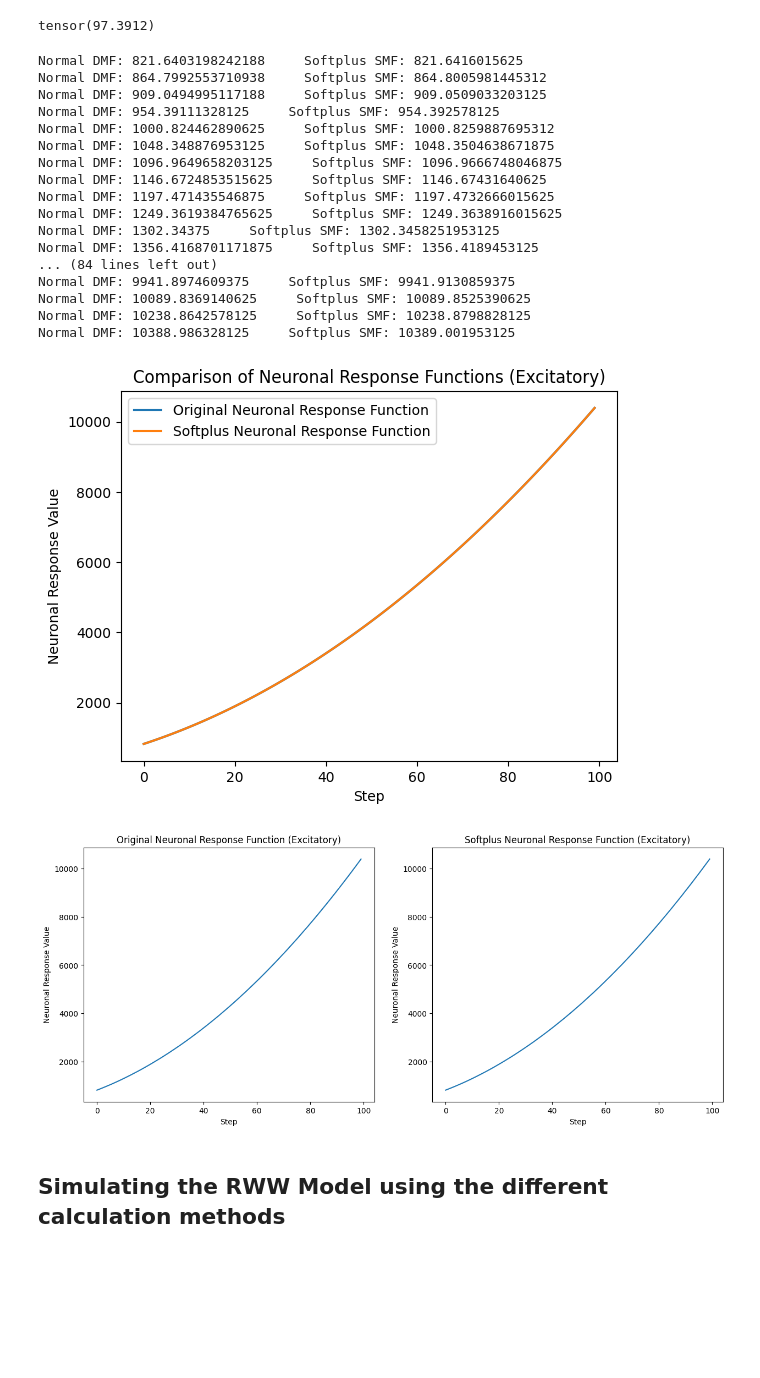
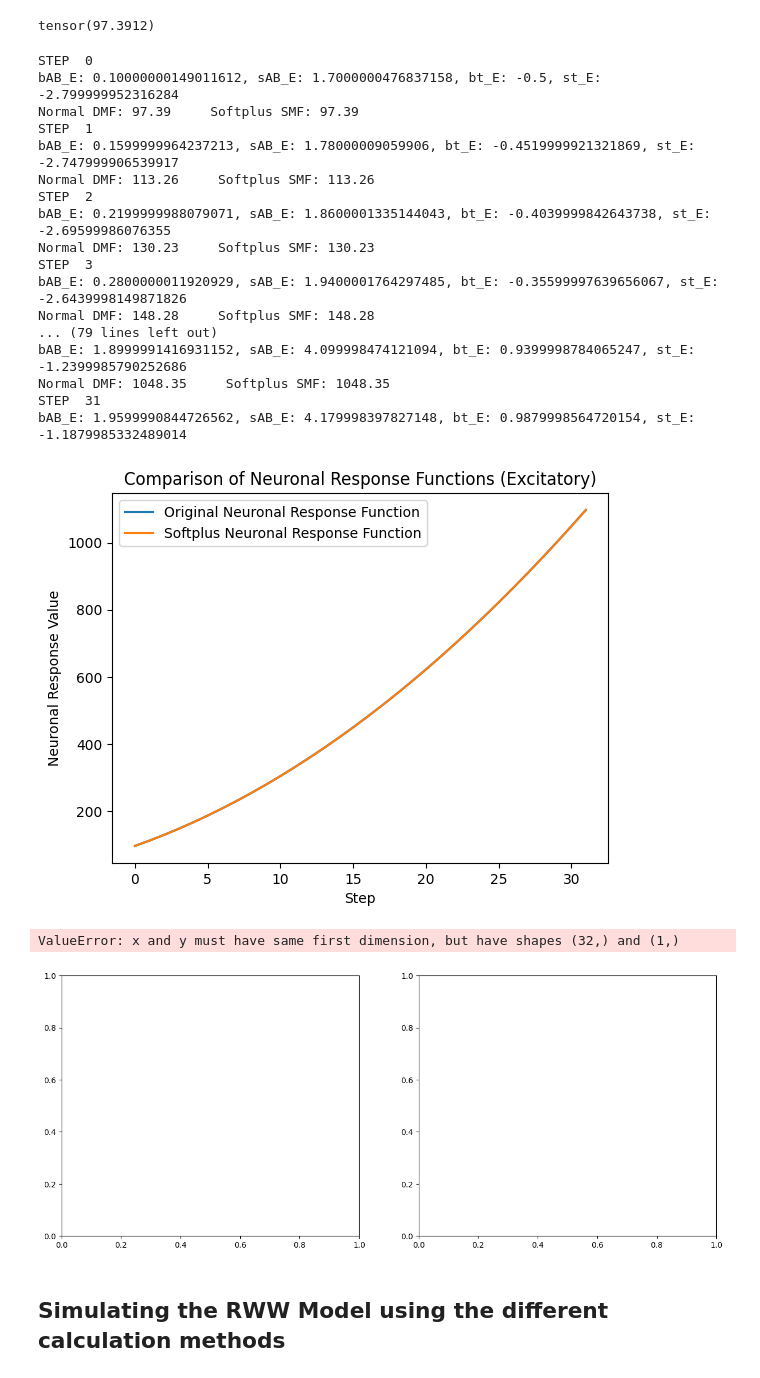
Before and after one commit to dChakr/ad_modelling_fyp, a Jupyter notebook: whole_brain_models/num_stability_test.ipynb, the cells around one changed output. Cells and saved outputs as stored; diff of their text form; code cells hidden in the pictures; blank space fills up the shorter version.

Commit message:
making plots

```diff
--- a/whole_brain_models/num_stability_test.ipynb
+++ b/whole_brain_models/num_stability_test.ipynb
@@ -103,7 +103,10 @@ softplus_calcs = []
 
 
 for i in range(steps):
+    print ('STEP ', i)
     M = calc_gain_factor(b_AB=bAB, s_AB=sAB, b_t=bt, s_t=st, AB=ab, tau=tau)
+
+    print(f'bAB_E: {bAB}, sAB_E: {sAB}, bt_E: {bt}, st_E: {st}')
 
     n = h_tf(aE, bE, dE, iE, M)
     normal_calcs.append(n)
@@ -117,25 +120,28 @@ for i in range(steps):
     bt += bt_delta
     st += st_delta
 
-    print(f"Normal DMF: {n}     Softplus SMF: {s}")
+    if bAB > 2.0:
+        break
+
+    print(f"Normal DMF: {n:.2f}     Softplus SMF: {s:.2f}")
 # %% [output]
-Normal DMF: 821.6403198242188     Softplus SMF: 821.6416015625
-Normal DMF: 864.7992553710938     Softplus SMF: 864.8005981445312
-Normal DMF: 909.0494995117188     Softplus SMF: 909.0509033203125
-Normal DMF: 954.39111328125     Softplus SMF: 954.392578125
-Normal DMF: 1000.824462890625     Softplus SMF: 1000.8259887695312
-Normal DMF: 1048.348876953125     Softplus SMF: 1048.3504638671875
-Normal DMF: 1096.9649658203125     Softplus SMF: 1096.9666748046875
-Normal DMF: 1146.6724853515625     Softplus SMF: 1146.67431640625
-Normal DMF: 1197.471435546875     Softplus SMF: 1197.4732666015625
-Normal DMF: 1249.3619384765625     Softplus SMF: 1249.3638916015625
-Normal DMF: 1302.34375     Softplus SMF: 1302.3458251953125
-Normal DMF: 1356.4168701171875     Softplus SMF: 1356.4189453125
-... (84 lines left out)
-Normal DMF: 9941.8974609375     Softplus SMF: 9941.9130859375
-Normal DMF: 10089.8369140625     Softplus SMF: 10089.8525390625
-Normal DMF: 10238.8642578125     Softplus SMF: 10238.8798828125
-Normal DMF: 10388.986328125     Softplus SMF: 10389.001953125
+STEP  0
+bAB_E: 0.10000000149011612, sAB_E: 1.7000000476837158, bt_E: -0.5, st_E: -2.799999952316284
+Normal DMF: 97.39     Softplus SMF: 97.39
+STEP  1
+bAB_E: 0.1599999964237213, sAB_E: 1.78000009059906, bt_E: -0.4519999921321869, st_E: -2.747999906539917
+Normal DMF: 113.26     Softplus SMF: 113.26
+STEP  2
+bAB_E: 0.2199999988079071, sAB_E: 1.8600001335144043, bt_E: -0.4039999842643738, st_E: -2.69599986076355
+Normal DMF: 130.23     Softplus SMF: 130.23
+STEP  3
+bAB_E: 0.2800000011920929, sAB_E: 1.9400001764297485, bt_E: -0.35599997639656067, st_E: -2.6439998149871826
+Normal DMF: 148.28     Softplus SMF: 148.28
+... (79 lines left out)
+bAB_E: 1.8999991416931152, sAB_E: 4.099998474121094, bt_E: 0.9399998784065247, st_E: -1.2399985790252686
+Normal DMF: 1048.35     Softplus SMF: 1048.35
+STEP  31
+bAB_E: 1.9599990844726562, sAB_E: 4.179998397827148, bt_E: 0.9879998564720154, st_E: -1.1879985332489014
 # %%
 plt.plot(normal_calcs, label="Original Neuronal Response Function")
 plt.plot(softplus_calcs, label="Softplus Neuronal Response Function")
@@ -147,25 +153,26 @@ plt.ylabel('Neuronal Response Value')
 
 plt.show()
 # %% [output]
-[figure, old version]
+[figure, new version]
 # %%
 fig, ax = plt.subplots(1, 2, figsize=(15, 6))
 
-ax[0].plot(normal_calcs, label="Original")
+ax[0].plot(normal_calcs, iE, label="Original")
 ax[0].set_title('Original Neuronal Response Function (Excitatory)')
 ax[0].set_xlabel('Step')
 ax[0].set_ylabel('Neuronal Response Value')
 # ax[0].legend()
 
-ax[1].plot(softplus_calcs, label="Softplus")
+ax[1].plot(softplus_calcs,iE, label="Softplus")
 ax[1].set_title('Softplus Neuronal Response Function (Excitatory)')
 ax[1].set_xlabel('Step')
 ax[1].set_ylabel('Neuronal Response Value')
 # ax[1].legend()
 
 plt.show()
 # %% [output]
+ValueError: x and y must have same first dimension, but have shapes (32,) and (1,)
-[figure, old version]
+[figure, new version]
 # %% [markdown]
 ## Simulating the RWW Model using the different calculation methods
 # %%
```
Also changed, not shown: 4 other files.
